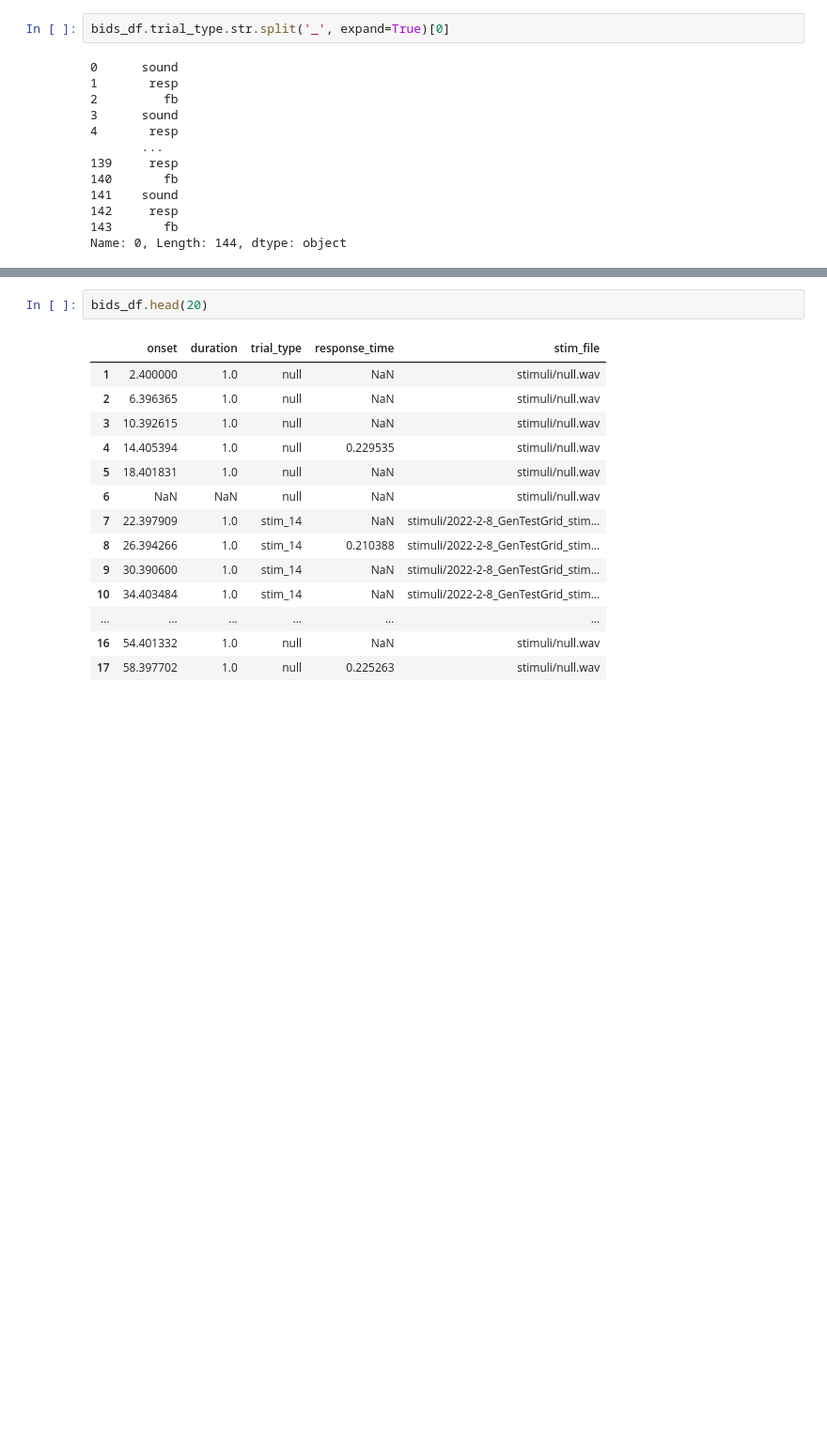
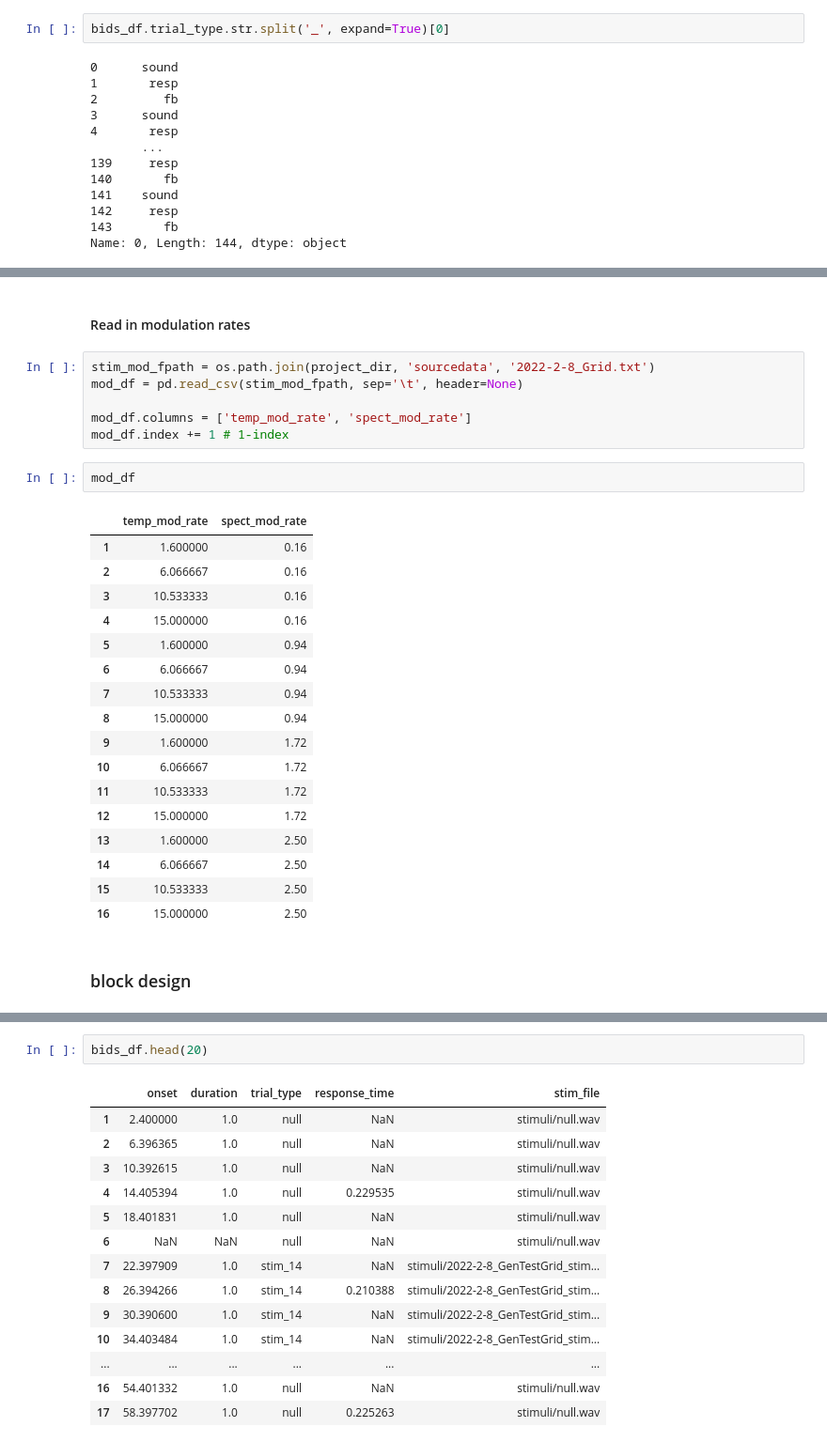
Before and after one commit to sitek/auditory_category_learning, a Jupyter notebook: behav_conversion/convert_behav_to_bids_WIP.ipynb, the cells around one changed output, grey strips where cells are left out. Shown at 94% size. Saved outputs shown, nothing was run; the diff lists cells and outputs as text; blank space fills up the shorter version.

```diff
--- a/behav_conversion/convert_behav_to_bids_WIP.ipynb
+++ b/behav_conversion/convert_behav_to_bids_WIP.ipynb
@@ -340,0 +205,30 @@ See the caveats in the documentation: https://pandas.pydata.org/pandas-docs/stab
+# %% [markdown]
+#### Read in modulation rates
+# %%
+stim_mod_fpath = os.path.join(project_dir, 'sourcedata', '2022-2-8_Grid.txt')
+mod_df = pd.read_csv(stim_mod_fpath, sep='\t', header=None)
+
+mod_df.columns = ['temp_mod_rate', 'spect_mod_rate']
+mod_df.index += 1 # 1-index
+# %%
+mod_df
+# %% [output]
+|  | temp_mod_rate | spect_mod_rate |
+| 1 | 1.600000 | 0.16 |
+| 2 | 6.066667 | 0.16 |
+| 3 | 10.533333 | 0.16 |
+| 4 | 15.000000 | 0.16 |
+| 5 | 1.600000 | 0.94 |
+| 6 | 6.066667 | 0.94 |
+| 7 | 10.533333 | 0.94 |
+| 8 | 15.000000 | 0.94 |
+| 9 | 1.600000 | 1.72 |
+| 10 | 6.066667 | 1.72 |
+| 11 | 10.533333 | 1.72 |
+| 12 | 15.000000 | 1.72 |
+| 13 | 1.600000 | 2.50 |
+| 14 | 6.066667 | 2.50 |
+| 15 | 10.533333 | 2.50 |
+| 16 | 15.000000 | 2.50 |
+# %% [markdown]
+### block design
```
Also changed, not shown: parts of 14 cells of this notebook, 13 other files.
